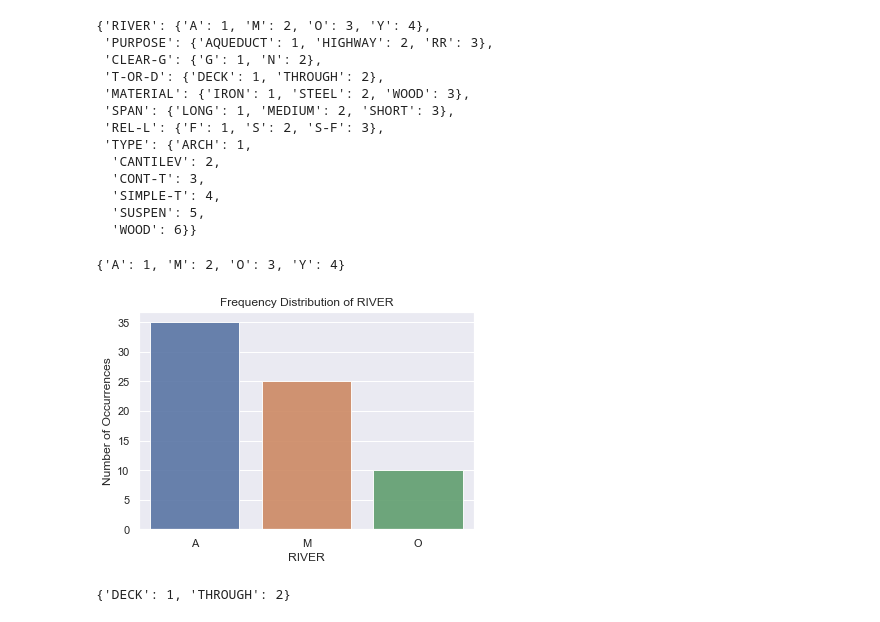
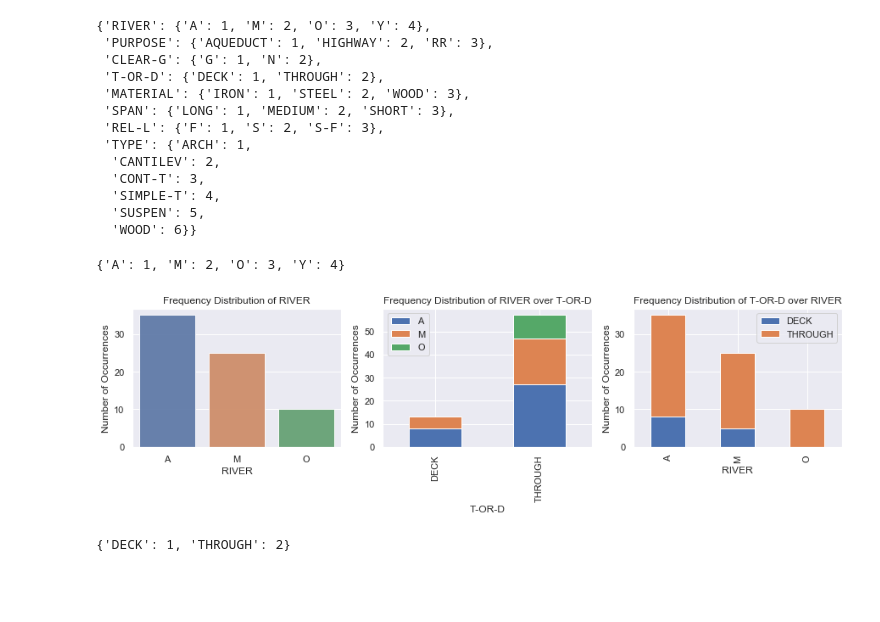
Before and after one commit to franec94/Pittsburgh-Bridge-Dataset, a Jupyter notebook: pittsburgh-bridges-data-set-analysis/Data Space Report -Testing - Pie Charts-compact.ipynb, the cells around one changed output. Cells and saved outputs as stored; diff of their text form; code cells hidden in the pictures; blank space fills up the shorter version.

Commit message:
Added some graphs for descriptive statistics

```diff
--- a/pittsburgh-bridges-data-set-analysis/Data Space Report -Testing - Pie Charts-compact.ipynb
+++ b/pittsburgh-bridges-data-set-analysis/Data Space Report -Testing - Pie Charts-compact.ipynb
@@ -120,9 +222,10 @@ sns.pairplot(dataset, hue='T-OR-D', size=1.5)
 # %%
 columns_2_avoid = ['ERECTED', 'LENGTH', 'LOCATION']
 
-show_frequency_distribution_predictor(dataset, predictor_name='RIVER', columns_2_avoid=columns_2_avoid, features_vs_values=feature_vs_values)
+show_frequency_distribution_predictor(dataset, predictor_name='RIVER', columns_2_avoid=columns_2_avoid,
+                                      features_vs_values=feature_vs_values, hue=TARGET_COL)
 # %% [output]
 {'A': 1, 'M': 2, 'O': 3, 'Y': 4}
-[figure, old version]
+[figure, new version]
 # %%
 # show_frequency_distribution_predictors(dataset, columns_2_avoid)
```
Also changed, not shown: parts of 17 cells of this notebook, 3 other files.
